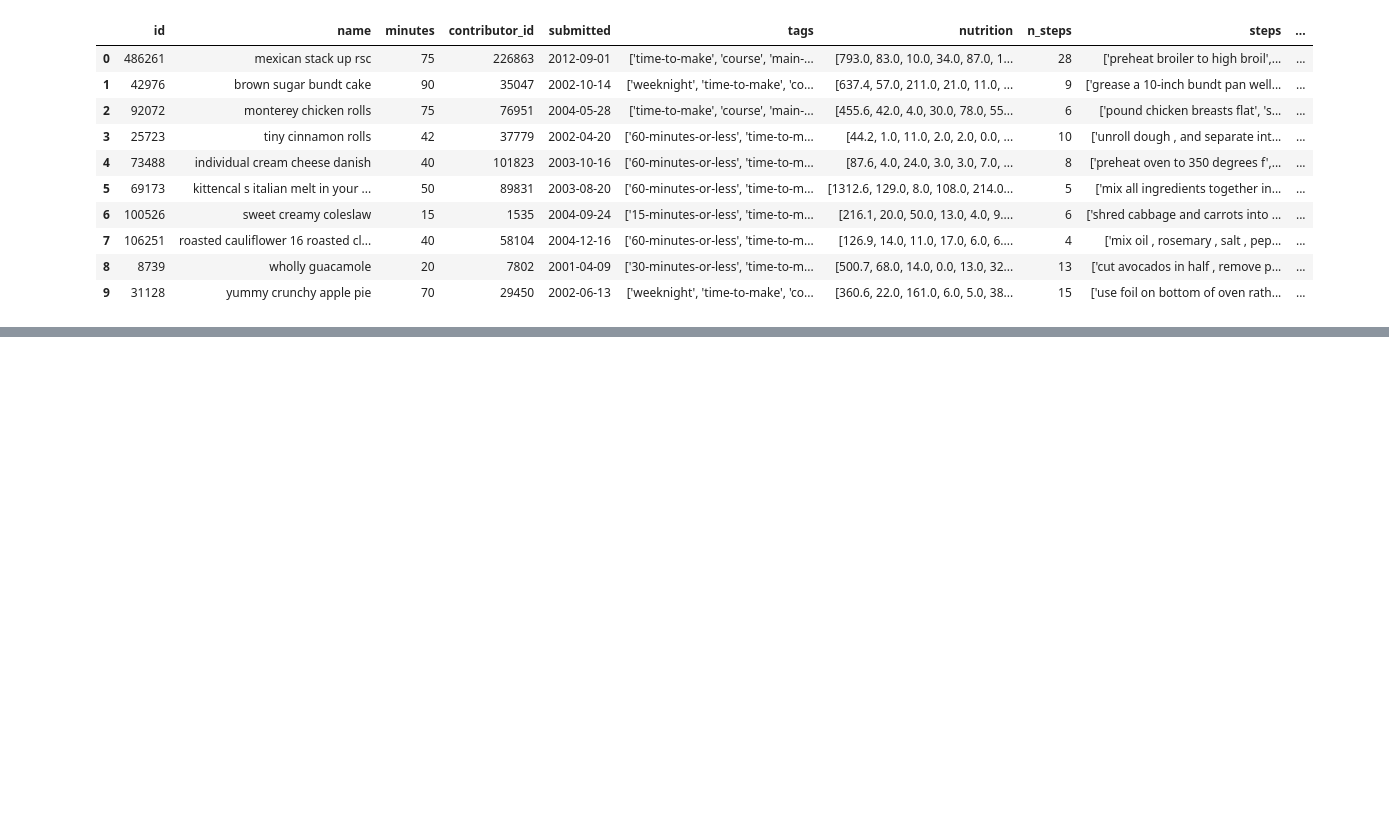
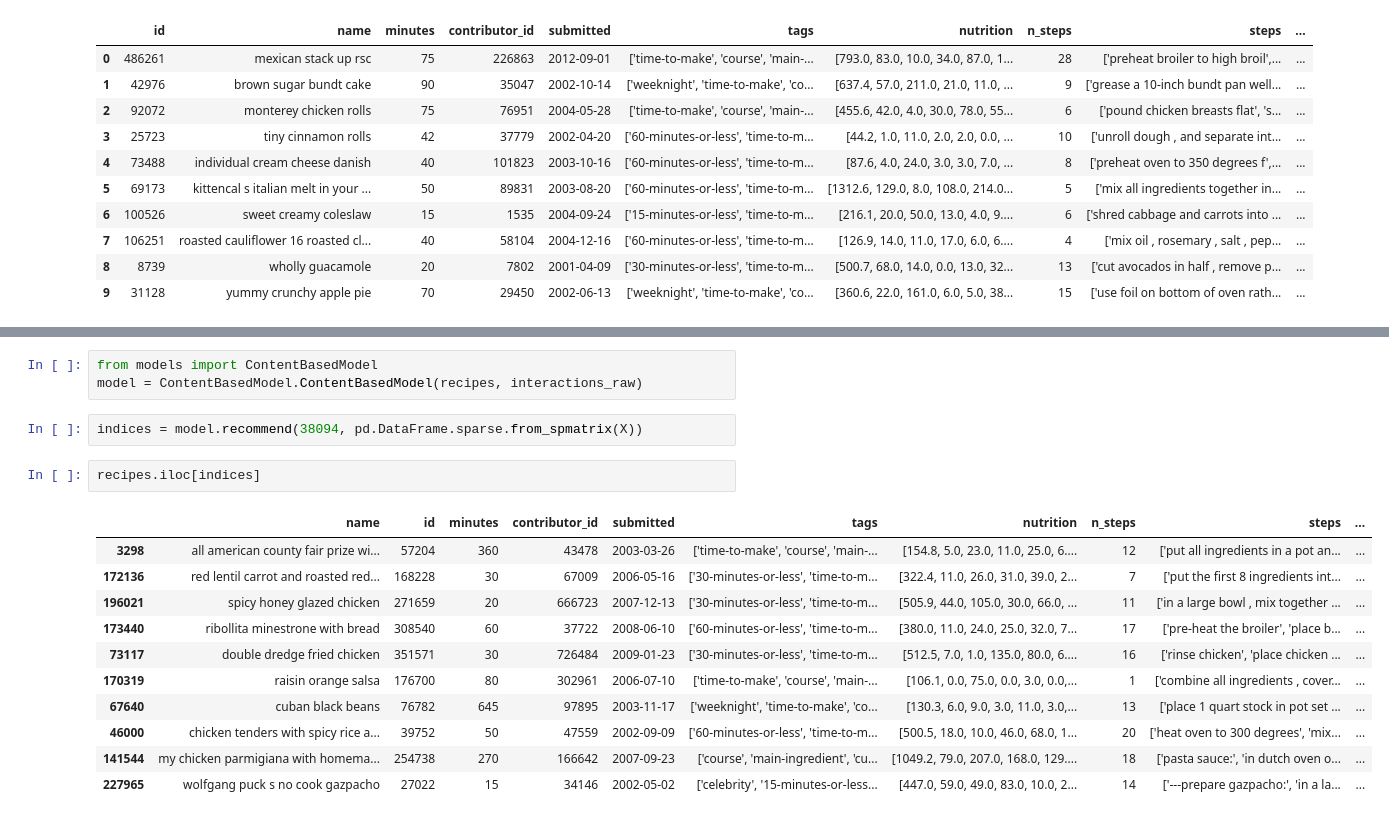
Before and after one commit to davidsnahm/recipe-recommender, a Jupyter notebook: recommender.ipynb, the cells around one changed output, grey strips where cells are left out. Drawn from its saved outputs; the diff is of its cells as text; blank space fills up the shorter version.

```diff
--- a/recommender.ipynb
+++ b/recommender.ipynb
@@ -166,0 +163,19 @@ max(recipes.id)
+# %%
+from models import ContentBasedModel
+model = ContentBasedModel.ContentBasedModel(recipes, interactions_raw)
+# %%
+indices = model.recommend(38094, pd.DataFrame.sparse.from_spmatrix(X))
+# %%
+recipes.iloc[indices]
+# %% [output]
+|  | name | id | minutes | contributor_id | submitted | tags | nutrition | n_steps | steps | ... |
+| 3298 | all american county fair prize wi... | 57204 | 360 | 43478 | 2003-03-26 | ['time-to-make', 'course', 'main-... | [154.8, 5.0, 23.0, 11.0, 25.0, 6.... | 12 | ['put all ingredients in a pot an... | ... |
+| 172136 | red lentil carrot and roasted red... | 168228 | 30 | 67009 | 2006-05-16 | ['30-minutes-or-less', 'time-to-m... | [322.4, 11.0, 26.0, 31.0, 39.0, 2... | 7 | ['put the first 8 ingredients int... | ... |
+| 196021 | spicy honey glazed chicken | 271659 | 20 | 666723 | 2007-12-13 | ['30-minutes-or-less', 'time-to-m... | [505.9, 44.0, 105.0, 30.0, 66.0, ... | 11 | ['in a large bowl , mix together ... | ... |
+| 173440 | ribollita minestrone with bread | 308540 | 60 | 37722 | 2008-06-10 | ['60-minutes-or-less', 'time-to-m... | [380.0, 11.0, 24.0, 25.0, 32.0, 7... | 17 | ['pre-heat the broiler', 'place b... | ... |
+| 73117 | double dredge fried chicken | 351571 | 30 | 726484 | 2009-01-23 | ['30-minutes-or-less', 'time-to-m... | [512.5, 7.0, 1.0, 135.0, 80.0, 6.... | 16 | ['rinse chicken', 'place chicken ... | ... |
+| 170319 | raisin orange salsa | 176700 | 80 | 302961 | 2006-07-10 | ['time-to-make', 'course', 'main-... | [106.1, 0.0, 75.0, 0.0, 3.0, 0.0,... | 1 | ['combine all ingredients , cover... | ... |
+| 67640 | cuban black beans | 76782 | 645 | 97895 | 2003-11-17 | ['weeknight', 'time-to-make', 'co... | [130.3, 6.0, 9.0, 3.0, 11.0, 3.0,... | 13 | ['place 1 quart stock in pot set ... | ... |
+| 46000 | chicken tenders with spicy rice a... | 39752 | 50 | 47559 | 2002-09-09 | ['60-minutes-or-less', 'time-to-m... | [500.5, 18.0, 10.0, 46.0, 68.0, 1... | 20 | ['heat oven to 300 degrees', 'mix... | ... |
+| 141544 | my chicken parmigiana with homema... | 254738 | 270 | 166642 | 2007-09-23 | ['course', 'main-ingredient', 'cu... | [1049.2, 79.0, 207.0, 168.0, 129.... | 18 | ['pasta sauce:', 'in dutch oven o... | ... |
+| 227965 | wolfgang puck s no cook gazpacho | 27022 | 15 | 34146 | 2002-05-02 | ['celebrity', '15-minutes-or-less... | [447.0, 59.0, 49.0, 83.0, 10.0, 2... | 14 | ['---prepare gazpacho:', 'in a la... | ... |
```
Also changed, not shown: parts of 16 cells of this notebook, 2 other files.
